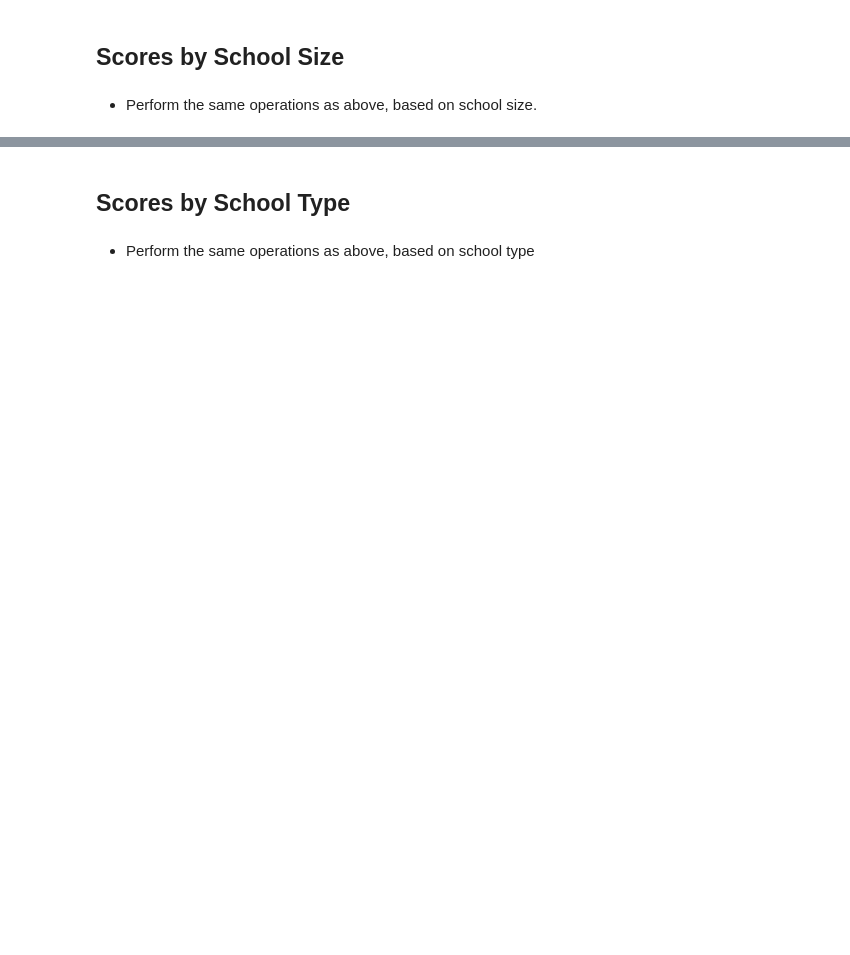
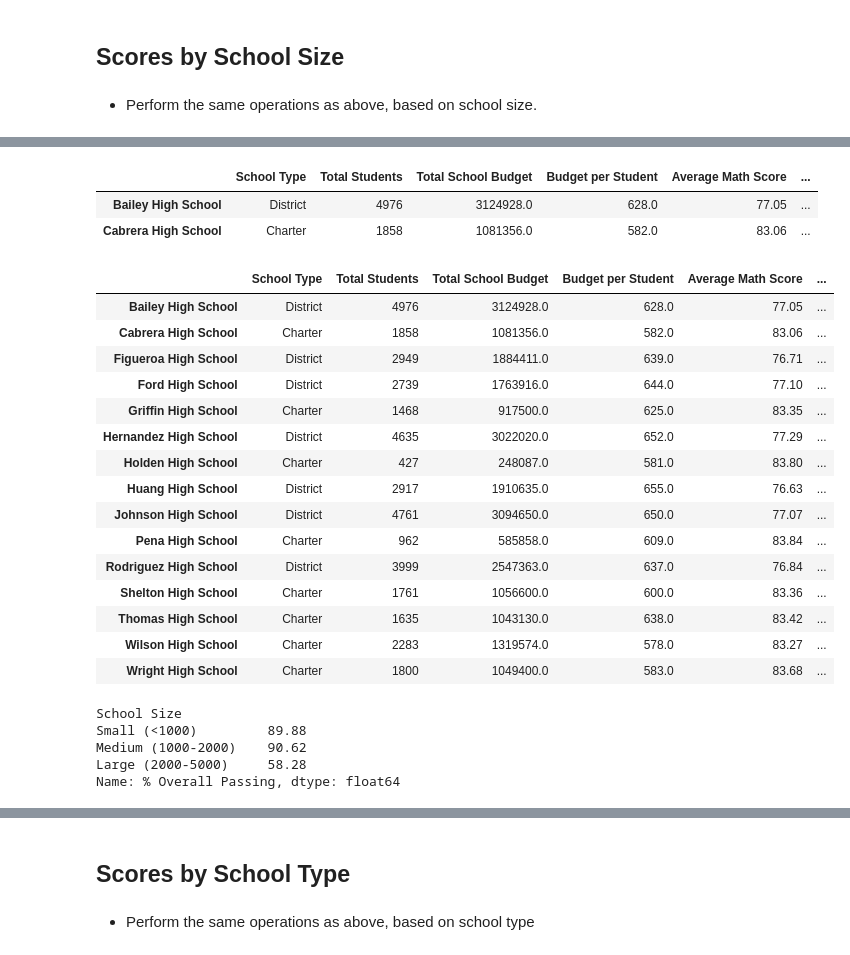
Before and after one commit to jamie-miller-rva/Pandas-Challenge_Repository, a Jupyter notebook: PyCitySchools/PyCitySchools_Jamie.ipynb, the cells around one changed output, grey strips where cells are left out. Saved outputs shown, nothing was run; the diff lists cells and outputs as text; code cells hidden in the pictures; blank space fills up the shorter version.

```diff
--- a/PyCitySchools/PyCitySchools_Jamie.ipynb
+++ b/PyCitySchools/PyCitySchools_Jamie.ipynb
@@ -124,0 +946,72 @@ school_data_complete.head(10)
+# %%
+# The process for this ASK is:
+    # create a list for bins to bin school size; the starter file suggests the bins of [0, 1000, 2000, 5000]
+    # creaet group names for each of these bins
+
+school_size_bins = [0, 1000, 2000, 5000]
+school_size_groups = ["Small (<1000)", "Medium (1000-2000)", "Large (2000-5000)"]
+# %%
+# Optional: create a copy of the school_summary_df using the .copy method
+school_size_df = school_summary_df.copy()
+school_size_df.head(2)
+# %% [output]
+|  | School Type | Total Students | Total School Budget | Budget per Student | Average Math Score | ... |
+| Bailey High School | District | 4976 | 3124928.0 | 628.0 | 77.05 | ... |
+| Cabrera High School | Charter | 1858 | 1081356.0 | 582.0 | 83.06 | ... |
+# %%
+# Create a new column called "School Size"
+# use the pandas cut method to categorize spending based on bins and group names created
+# note the arguments for the cut method can be observed using "Show Contextual Help" and clicking .cut below
+# the argument right=False indicates if the rightmost edge of the bin should be included - we don't want the right edge include so we add right=False (if this is not included the default is true)
+school_size_df["School Size"] = pd.cut(school_student_counts, school_size_bins, labels=school_size_groups, right=False)
+school_size_df
+# %% [output]
+|  | School Type | Total Students | Total School Budget | Budget per Student | Average Math Score | ... |
+| Bailey High School | District | 4976 | 3124928.0 | 628.0 | 77.05 | ... |
+| Cabrera High School | Charter | 1858 | 1081356.0 | 582.0 | 83.06 | ... |
+| Figueroa High School | District | 2949 | 1884411.0 | 639.0 | 76.71 | ... |
+| Ford High School | District | 2739 | 1763916.0 | 644.0 | 77.10 | ... |
+| Griffin High School | Charter | 1468 | 917500.0 | 625.0 | 83.35 | ... |
+| Hernandez High School | District | 4635 | 3022020.0 | 652.0 | 77.29 | ... |
+| Holden High School | Charter | 427 | 248087.0 | 581.0 | 83.80 | ... |
+| Huang High School | District | 2917 | 1910635.0 | 655.0 | 76.63 | ... |
+| Johnson High School | District | 4761 | 3094650.0 | 650.0 | 77.07 | ... |
+| Pena High School | Charter | 962 | 585858.0 | 609.0 | 83.84 | ... |
+| Rodriguez High School | District | 3999 | 2547363.0 | 637.0 | 76.84 | ... |
+| Shelton High School | Charter | 1761 | 1056600.0 | 600.0 | 83.36 | ... |
+| Thomas High School | Charter | 1635 | 1043130.0 | 638.0 | 83.42 | ... |
+| Wilson High School | Charter | 2283 | 1319574.0 | 578.0 | 83.27 | ... |
+| Wright High School | Charter | 1800 | 1049400.0 | 583.0 | 83.68 | ... |
+# %%
+# Create a table that breaks down school performances based on School Size
+# This will be a DataFrame:
+    #     Average Math Score
+    #     Average Reading Score
+    #     % Passing Math
+    #     % Passing Reading
+    #     Overall Passing Rate (Average of the above two)
+
+    # Use groupby to group school_size_df by "School Size"
+    # Apply the .mean() the method of aggregation
+    # select the columns to keep (i.e. "Average Math Score")
+    # Option: use the round function to round to 2 decimal places
+size_ranges_avg_math_scores = round(school_size_df.groupby(["School Size"]).mean()["Average Math Score"], 2)
+size_ranges_avg_math_scores
+
+size_ranges_avg_reading_scores = round(school_size_df.groupby(["School Size"]).mean()["Average Reading Score"], 2)
+size_ranges_avg_reading_scores
+
+size_ranges_passing_math = round(school_size_df.groupby(["School Size"]).mean()["% Passing Math"], 2)
+size_ranges_passing_math
+
+size_ranges_passing_reading = round(school_size_df.groupby(["School Size"]).mean()["% Passing Reading"], 2)
+size_ranges_passing_reading
+
+size_ranges_passing_overall = round(school_size_df.groupby(["School Size"]).mean()["% Overall Passing"], 2)
+size_ranges_passing_overall
+# %% [output]
+School Size
+Small (<1000)         89.88
+Medium (1000-2000)    90.62
+Large (2000-5000)     58.28
+Name: % Overall Passing, dtype: float64
```
Also changed, not shown: parts of 71 cells of this notebook.
